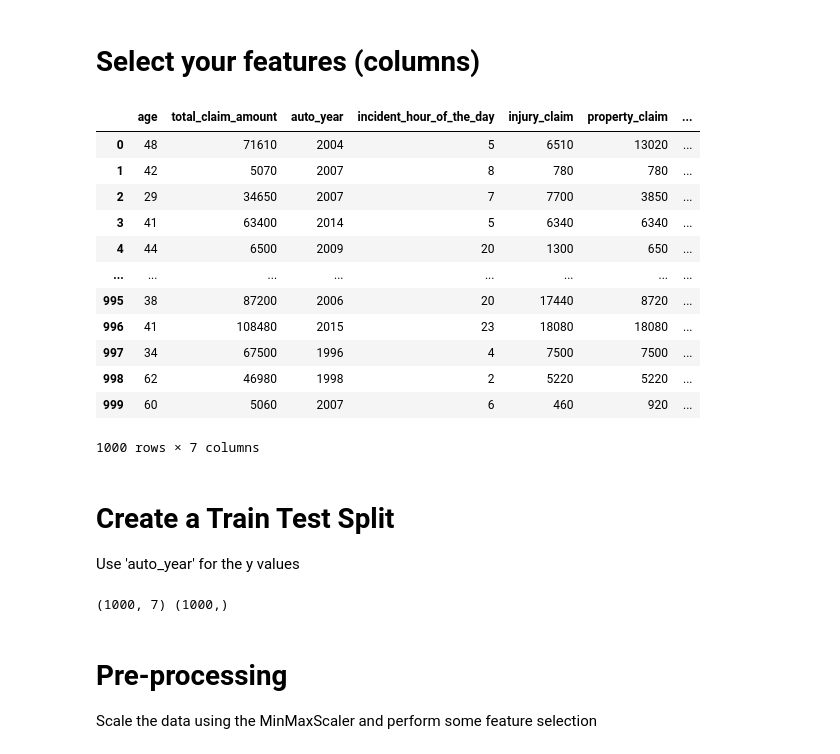
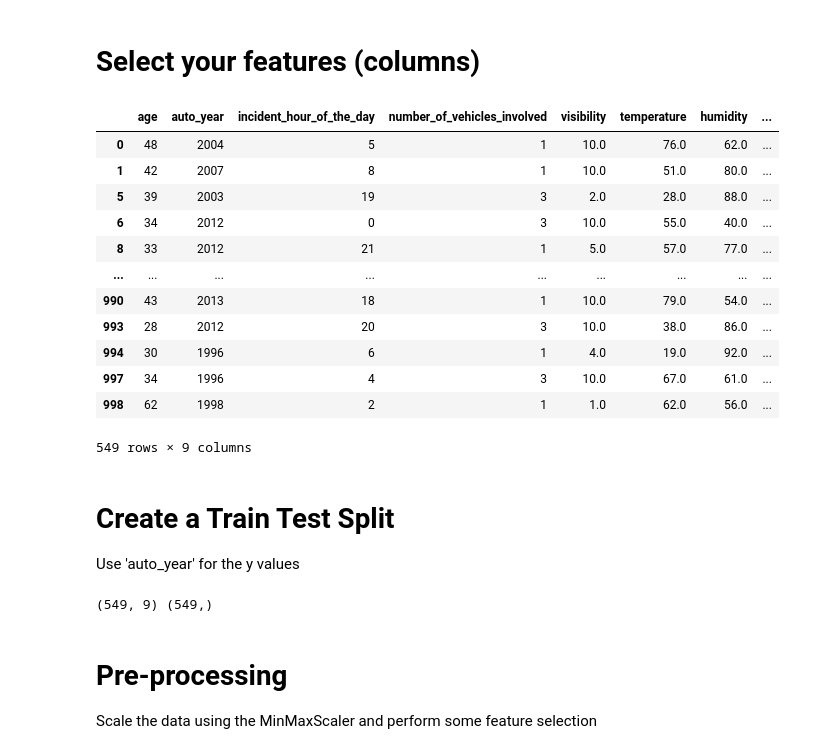
Before and after one commit to aadeba5/TEAM_CRASH, a Jupyter notebook: ML_starter_code_templates/model1.ipynb, the cells around one changed output. Drawn from its saved outputs; the diff is of its cells as text; code cells hidden in the pictures.

```diff
--- a/ML_starter_code_templates/model1.ipynb
+++ b/ML_starter_code_templates/model1.ipynb
@@ -86,27 +60,27 @@ selected_features = df[['age', 'total_claim_amount', 'auto_year', 'incident_hour
-# %%
-selected_features
-# %% [output]
-|  | age | total_claim_amount | auto_year | incident_hour_of_the_day | injury_claim | property_claim | ... |
-| 0 | 48 | 71610 | 2004 | 5 | 6510 | 13020 | ... |
-| 1 | 42 | 5070 | 2007 | 8 | 780 | 780 | ... |
-| 2 | 29 | 34650 | 2007 | 7 | 7700 | 3850 | ... |
-| 3 | 41 | 63400 | 2014 | 5 | 6340 | 6340 | ... |
-| 4 | 44 | 6500 | 2009 | 20 | 1300 | 650 | ... |
-| ... | ... | ... | ... | ... | ... | ... | ... |
-| 995 | 38 | 87200 | 2006 | 20 | 17440 | 8720 | ... |
-| 996 | 41 | 108480 | 2015 | 23 | 18080 | 18080 | ... |
-| 997 | 34 | 67500 | 1996 | 4 | 7500 | 7500 | ... |
-| 998 | 62 | 46980 | 1998 | 2 | 5220 | 5220 | ... |
-| 999 | 60 | 5060 | 2007 | 6 | 460 | 920 | ... |
-1000 rows × 7 columns
+# %%
+training_selected_features
+# %% [output]
+|  | age | auto_year | incident_hour_of_the_day | number_of_vehicles_involved | visibility | temperature | humidity | ... |
+| 0 | 48 | 2004 | 5 | 1 | 10.0 | 76.0 | 62.0 | ... |
+| 1 | 42 | 2007 | 8 | 1 | 10.0 | 51.0 | 80.0 | ... |
+| 5 | 39 | 2003 | 19 | 3 | 2.0 | 28.0 | 88.0 | ... |
+| 6 | 34 | 2012 | 0 | 3 | 10.0 | 55.0 | 40.0 | ... |
+| 8 | 33 | 2012 | 21 | 1 | 5.0 | 57.0 | 77.0 | ... |
+| ... | ... | ... | ... | ... | ... | ... | ... | ... |
+| 990 | 43 | 2013 | 18 | 1 | 10.0 | 79.0 | 54.0 | ... |
+| 993 | 28 | 2012 | 20 | 3 | 10.0 | 38.0 | 86.0 | ... |
+| 994 | 30 | 1996 | 6 | 1 | 4.0 | 19.0 | 92.0 | ... |
+| 997 | 34 | 1996 | 4 | 3 | 10.0 | 67.0 | 61.0 | ... |
+| 998 | 62 | 1998 | 2 | 1 | 1.0 | 62.0 | 56.0 | ... |
+549 rows × 9 columns
 # %% [markdown]
 # Create a Train Test Split
 
 Use 'auto_year' for the y values
 # %%
-X = selected_features
-y = df['auto_year']
+X = training_selected_features
+y = training_selected_features['auto_year']
 print(X.shape, y.shape)
 # %% [output]
-(1000, 7) (1000,)
+(549, 9) (549,)
 # %%
```
Also changed, not shown: parts of 33 cells of this notebook, 15 other files.
